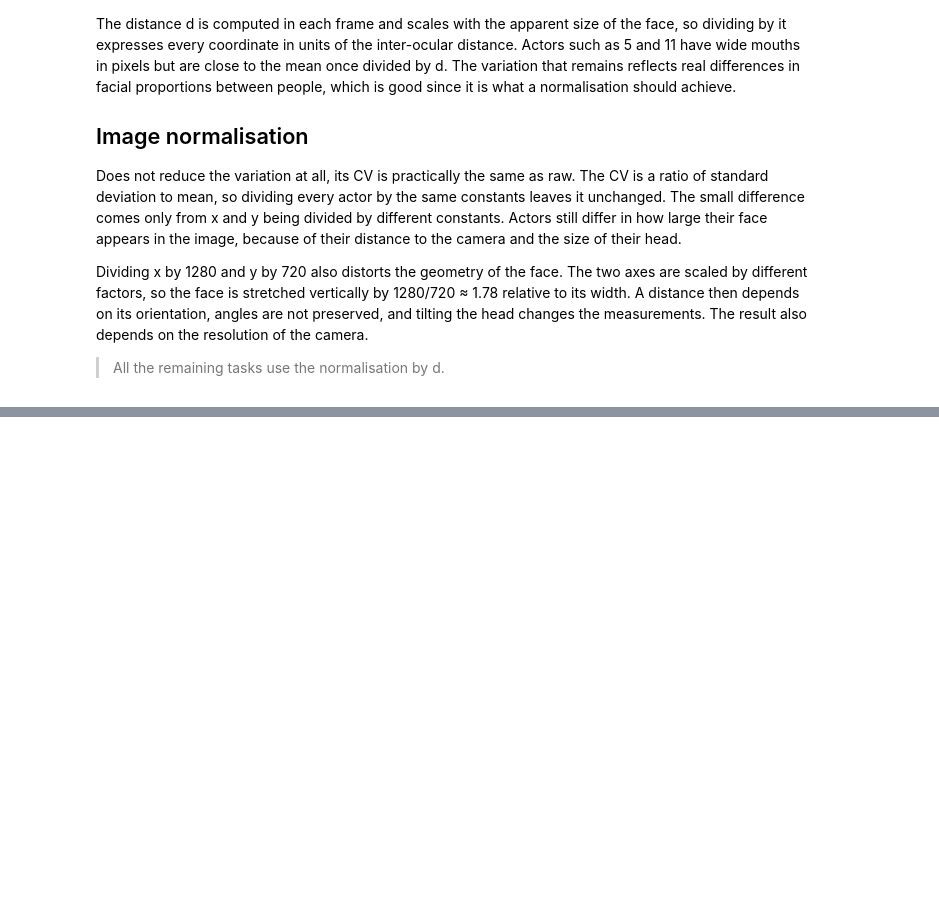
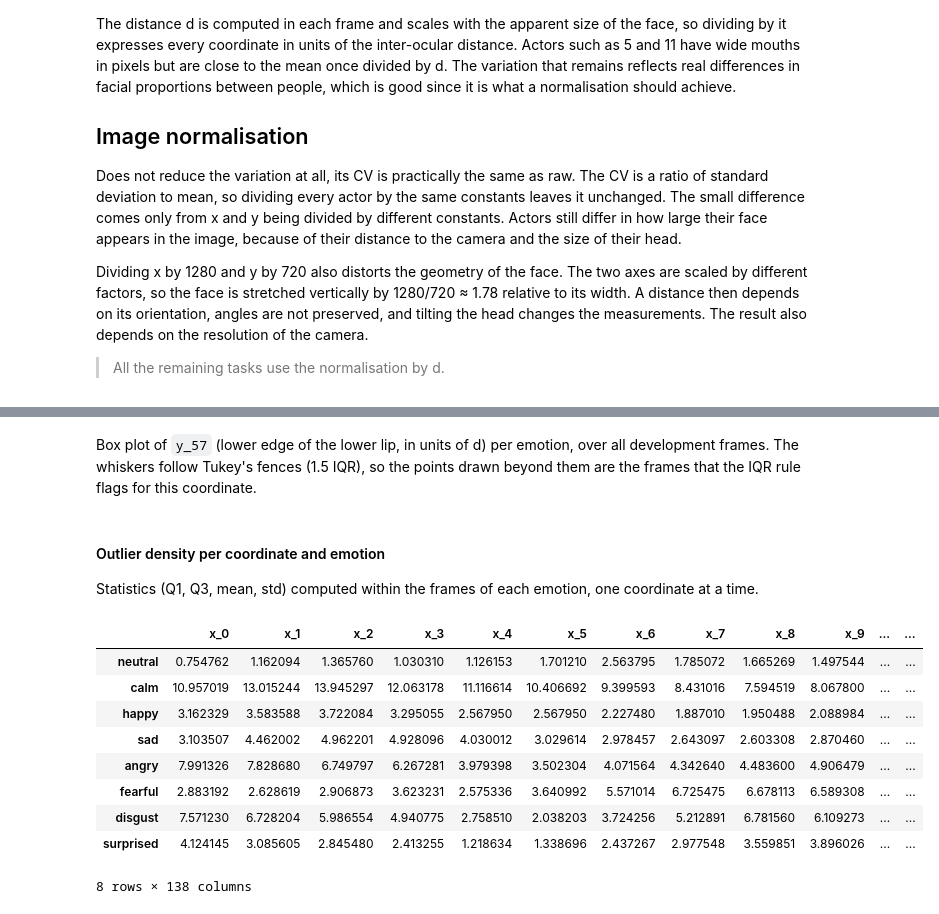
Before and after one commit to migasantunes/Emotion_Recognition, a Jupyter notebook: notebooks/02_quality.ipynb, the cells around one changed output, grey strips where cells are left out. Saved outputs shown, nothing was run; the diff lists cells and outputs as text; code cells hidden in the pictures; blank space fills up the shorter version.

```diff
--- a/notebooks/02_quality.ipynb
+++ b/notebooks/02_quality.ipynb
@@ -197,0 +217,38 @@ A distance then depends on its orientation, angles are not preserved, and tiltin
+# %% [markdown]
+Box plot of `y_57` (lower edge of the lower lip, in units of d) per emotion, over all development frames. The whiskers follow Tukey's fences (1.5 IQR), so the points drawn beyond them are the frames that the IQR rule flags for this coordinate.
+# %% [markdown]
+#### Outlier density per coordinate and emotion
+Statistics (Q1, Q3, mean, std) computed within the frames of each emotion, one coordinate at a time.
+# %%
+coords = norm.X_COLS + norm.Y_COLS  # all 136 normalised coordinates
+
+# same signature for the three rules, so the loop can call them the same way
+rules = {
+    "IQR": lambda X: outl.iqr_flags(X),
+    "z (k=3)": lambda X: outl.zscore_flags(X, 3),
+    "z (k=4)": lambda X: outl.zscore_flags(X, 4),
+}
+
+density = {}
+for rule, flag in rules.items():
+    rows = {}
+    for code, name in cfg.EMOTIONS.items():
+        X = df_d.loc[df_d["emotion"] == code, coords]  # frames of this emotion only
+        rows[name] = 100 * flag(X).mean(axis=0) # ro for each coordinate
+    table = pd.DataFrame(rows, index=coords).T # emotions x coordinates
+    table["mean"] = table[coords].mean(axis=1)
+    table["std"] = table[coords].std(axis=1, ddof=0)
+    density[rule] = table
+
+density["IQR"]
+# %% [output]
+|  | x_0 | x_1 | x_2 | x_3 | x_4 | x_5 | x_6 | x_7 | x_8 | x_9 | ... | ... |
+| neutral | 0.754762 | 1.162094 | 1.365760 | 1.030310 | 1.126153 | 1.701210 | 2.563795 | 1.785072 | 1.665269 | 1.497544 | ... | ... |
+| calm | 10.957019 | 13.015244 | 13.945297 | 12.063178 | 11.116614 | 10.406692 | 9.399593 | 8.431016 | 7.594519 | 8.067800 | ... | ... |
+| happy | 3.162329 | 3.583588 | 3.722084 | 3.295055 | 2.567950 | 2.567950 | 2.227480 | 1.887010 | 1.950488 | 2.088984 | ... | ... |
+| sad | 3.103507 | 4.462002 | 4.962201 | 4.928096 | 4.030012 | 3.029614 | 2.978457 | 2.643097 | 2.603308 | 2.870460 | ... | ... |
+| angry | 7.991326 | 7.828680 | 6.749797 | 6.267281 | 3.979398 | 3.502304 | 4.071564 | 4.342640 | 4.483600 | 4.906479 | ... | ... |
+| fearful | 2.883192 | 2.628619 | 2.906873 | 3.623231 | 2.575336 | 3.640992 | 5.571014 | 6.725475 | 6.678113 | 6.589308 | ... | ... |
+| disgust | 7.571230 | 6.728204 | 5.986554 | 4.940775 | 2.758510 | 2.038203 | 3.724256 | 5.212891 | 6.781560 | 6.109273 | ... | ... |
+| surprised | 4.124145 | 3.085605 | 2.845480 | 2.413255 | 1.218634 | 1.338696 | 2.437267 | 2.977548 | 3.559851 | 3.896026 | ... | ... |
+8 rows × 138 columns
```
Also changed, not shown: parts of 14 cells of this notebook, 2 other files.
